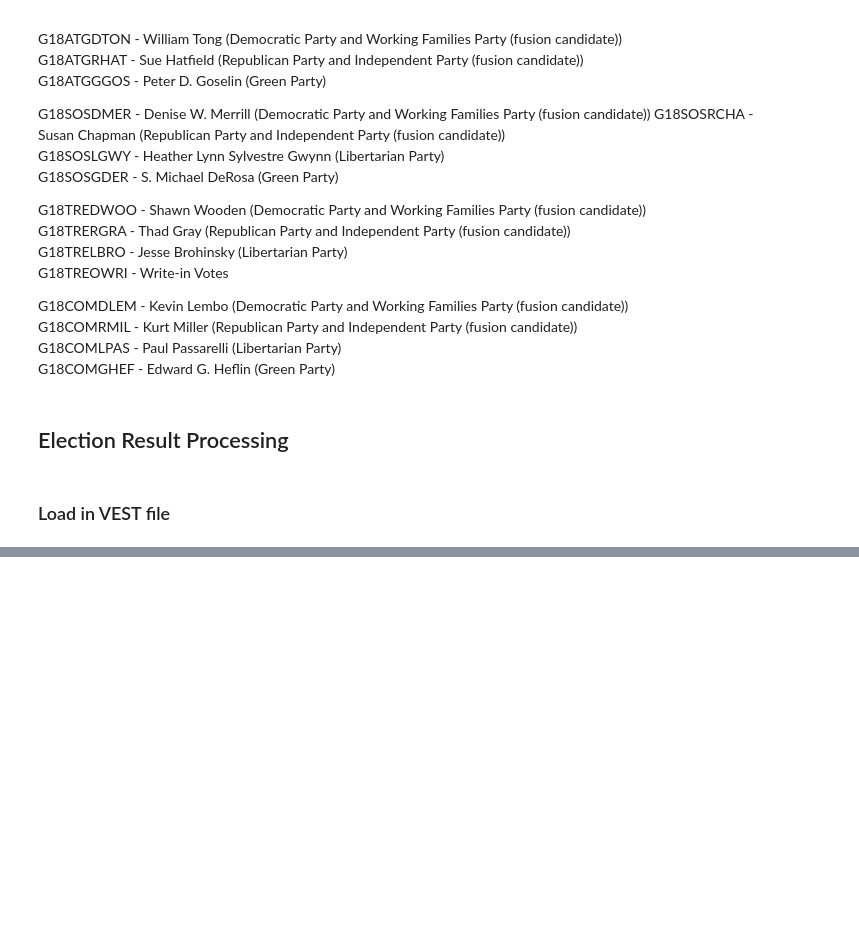
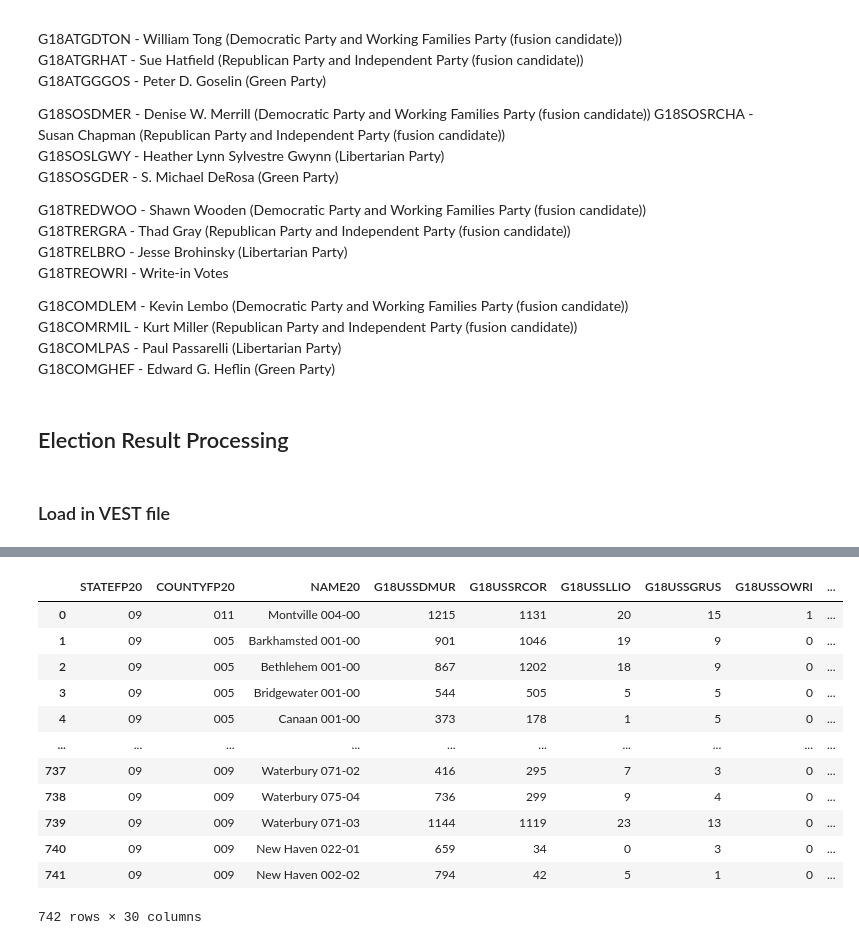
Before and after one commit to nonpartisan-redistricting-datahub/pdv-ct, a Jupyter notebook: vest-ct-18/vest-ct-18-validation.ipynb, the cells around one changed output, grey strips where cells are left out. Cells and saved outputs as stored; diff of their text form; code cells hidden in the pictures; blank space fills up the shorter version.

```diff
--- a/vest-ct-18/vest-ct-18-validation.ipynb
+++ b/vest-ct-18/vest-ct-18-validation.ipynb
@@ -123,0 +354,16 @@ vest_ct_18 = gp.read_file("./raw-from-source/VEST/ct_2018/ct_2018.shp")
+# %%
+vest_ct_18
+# %% [output]
+|  | STATEFP20 | COUNTYFP20 | NAME20 | G18USSDMUR | G18USSRCOR | G18USSLLIO | G18USSGRUS | G18USSOWRI | ... |
+| 0 | 09 | 011 | Montville 004-00 | 1215 | 1131 | 20 | 15 | 1 | ... |
+| 1 | 09 | 005 | Barkhamsted 001-00 | 901 | 1046 | 19 | 9 | 0 | ... |
+| 2 | 09 | 005 | Bethlehem 001-00 | 867 | 1202 | 18 | 9 | 0 | ... |
+| 3 | 09 | 005 | Bridgewater 001-00 | 544 | 505 | 5 | 5 | 0 | ... |
+| 4 | 09 | 005 | Canaan 001-00 | 373 | 178 | 1 | 5 | 0 | ... |
+| ... | ... | ... | ... | ... | ... | ... | ... | ... | ... |
+| 737 | 09 | 009 | Waterbury 071-02 | 416 | 295 | 7 | 3 | 0 | ... |
+| 738 | 09 | 009 | Waterbury 075-04 | 736 | 299 | 9 | 4 | 0 | ... |
+| 739 | 09 | 009 | Waterbury 071-03 | 1144 | 1119 | 23 | 13 | 0 | ... |
+| 740 | 09 | 009 | New Haven 022-01 | 659 | 34 | 0 | 3 | 0 | ... |
+| 741 | 09 | 009 | New Haven 002-02 | 794 | 42 | 5 | 1 | 0 | ... |
+742 rows × 30 columns
```
Also changed, not shown: parts of 44 cells of this notebook, 1 other file.
